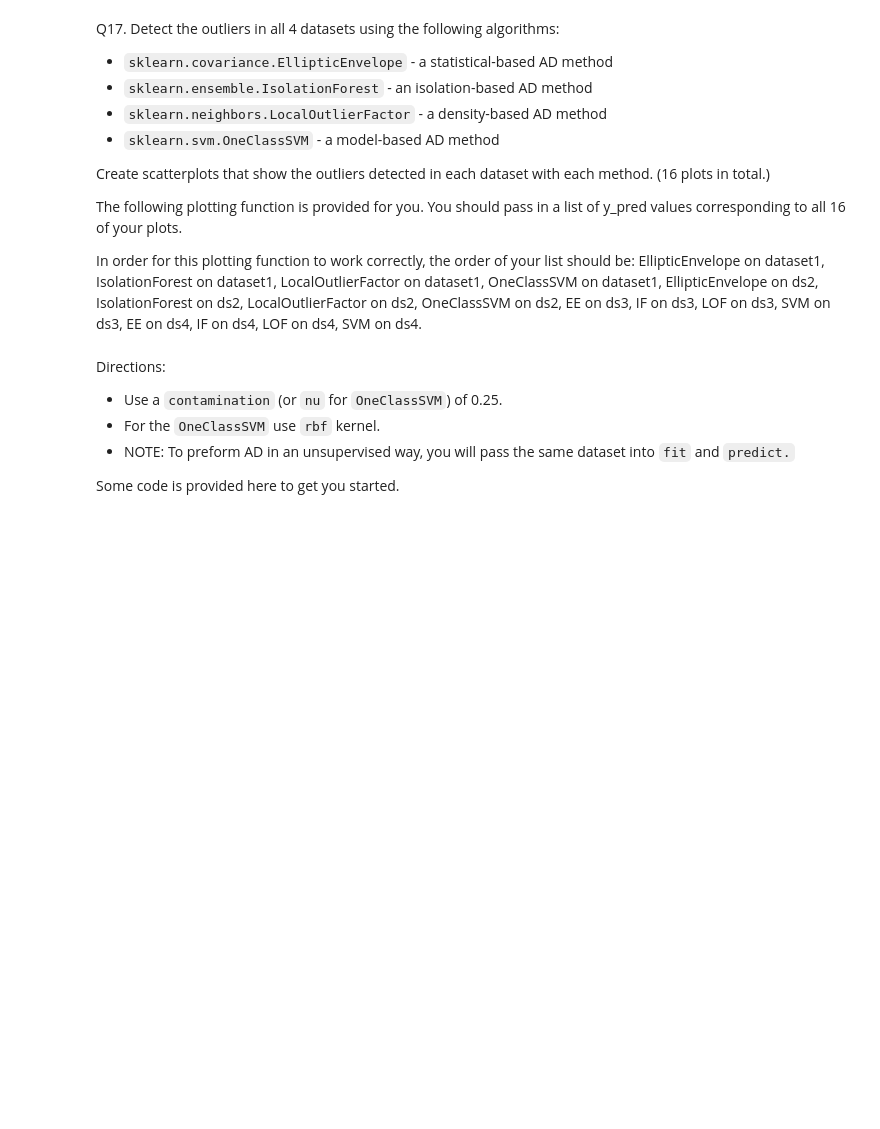
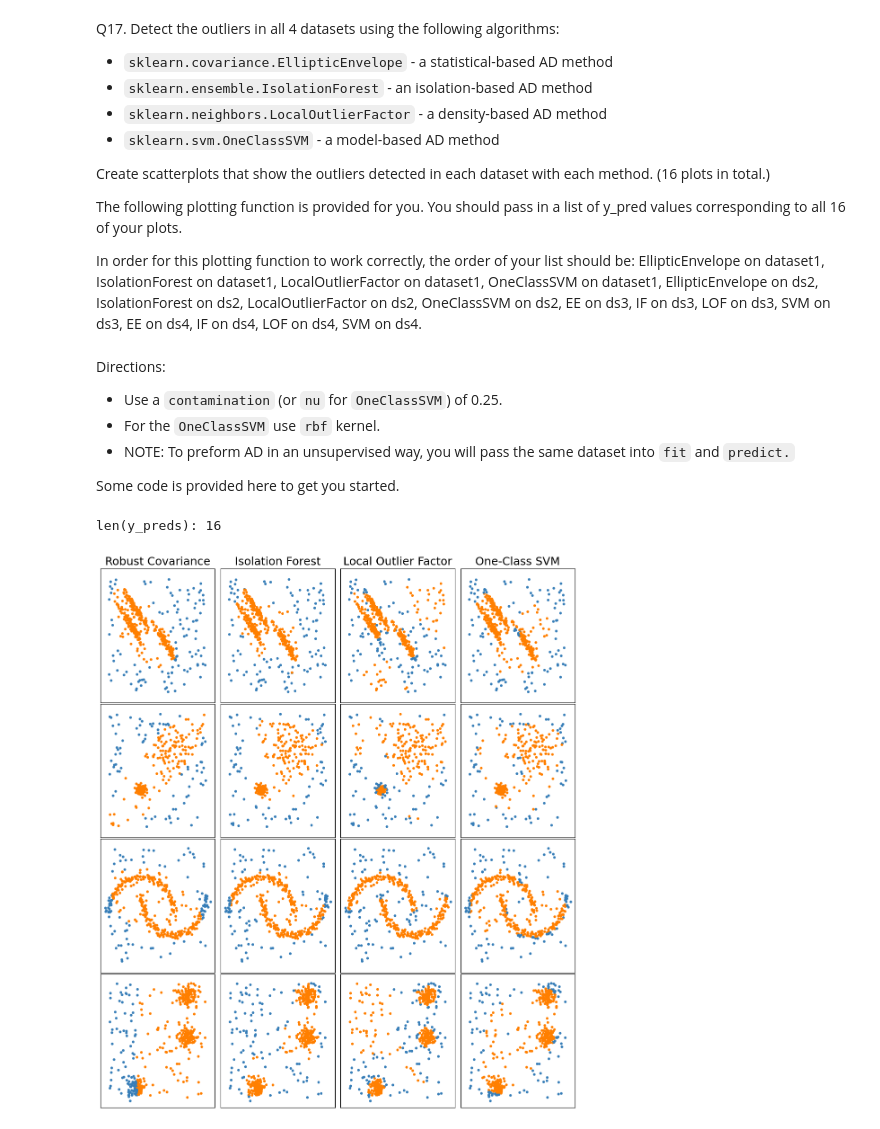
Before and after one commit to alantientran/ML-Clustering, a Jupyter notebook: HW5 - Clustering.ipynb, the cells around one changed output. Saved outputs shown, nothing was run; the diff lists cells and outputs as text; code cells hidden in the pictures; blank space fills up the shorter version.

```diff
--- a/HW5 - Clustering.ipynb
+++ b/HW5 - Clustering.ipynb
@@ -557,30 +560,45 @@ Some code is provided here to get you started.
 # %%
 from sklearn.covariance import EllipticEnvelope
 from sklearn.ensemble import IsolationForest
 from sklearn.neighbors import LocalOutlierFactor
 from sklearn.svm import OneClassSVM
 
 
 outliers_fraction = 0.25
 
 #this will be your list of 16 plots
 y_pred_list = list()
 
 #for each of the 4 datasets
 for X in datasets:
 
     #apply EllipticEnvelope AD
     #append resulting y_pred to y_pred_list
+    ee = EllipticEnvelope(contamination=outliers_fraction)
+    ee_pred_labels = ee.fit_predict(X)
+    y_pred_list.append(ee_pred_labels)
 
     #apply IsolationForest AD
     #append resulting y_pred to y_pred_list
+    iforest = IsolationForest(contamination=outliers_fraction, random_state=32)
+    iforest_pred_labels = iforest.fit_predict(X)
+    y_pred_list.append(iforest_pred_labels)
 
     #apply LocalOutlierFactor AD
     #append resulting y_pred to y_pred_list
+    lof = LocalOutlierFactor(contamination=outliers_fraction)
+    lof_pred_labels = lof.fit_predict(X)
+    y_pred_list.append(lof_pred_labels)
 
     #apply OneClassSVM AD
     #append resulting y_pred to y_pred_list
+    ocsvm = OneClassSVM(nu=outliers_fraction, kernel='rbf')
+    ocsvm_pred_labels = ocsvm.fit_predict(X)
+    y_pred_list.append(ocsvm_pred_labels)
 
 
 
 plot_all(y_pred_list)
+# %% [output]
+len(y_preds): 16
+[figure, added]
```
Also changed, not shown: parts of 9 cells of this notebook.
